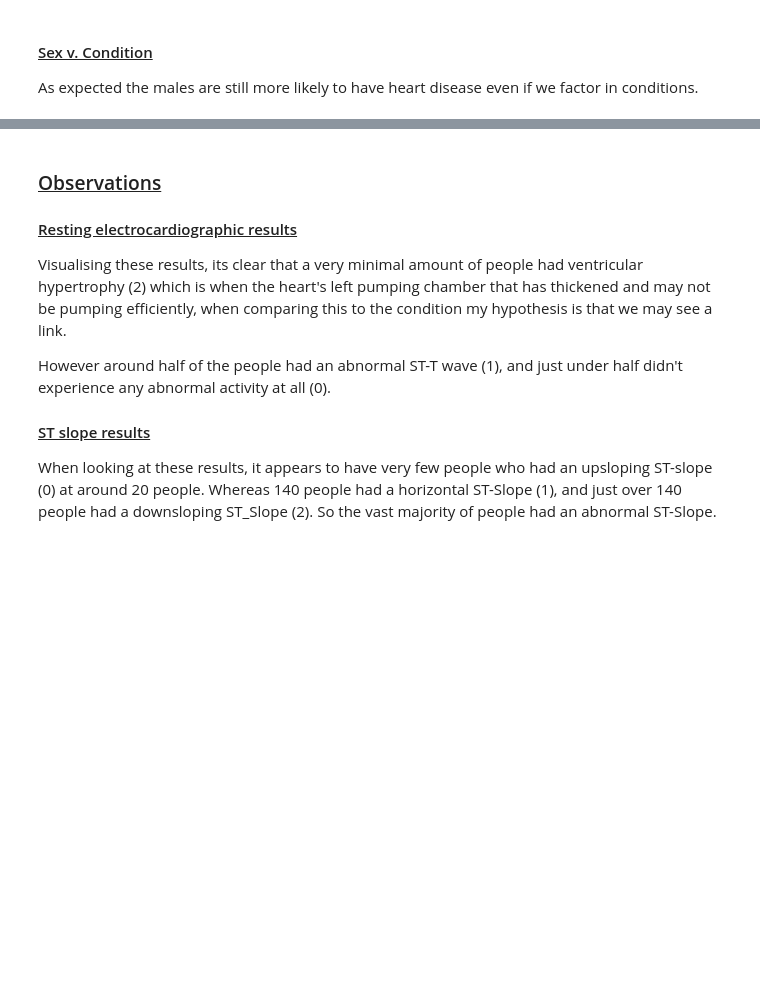
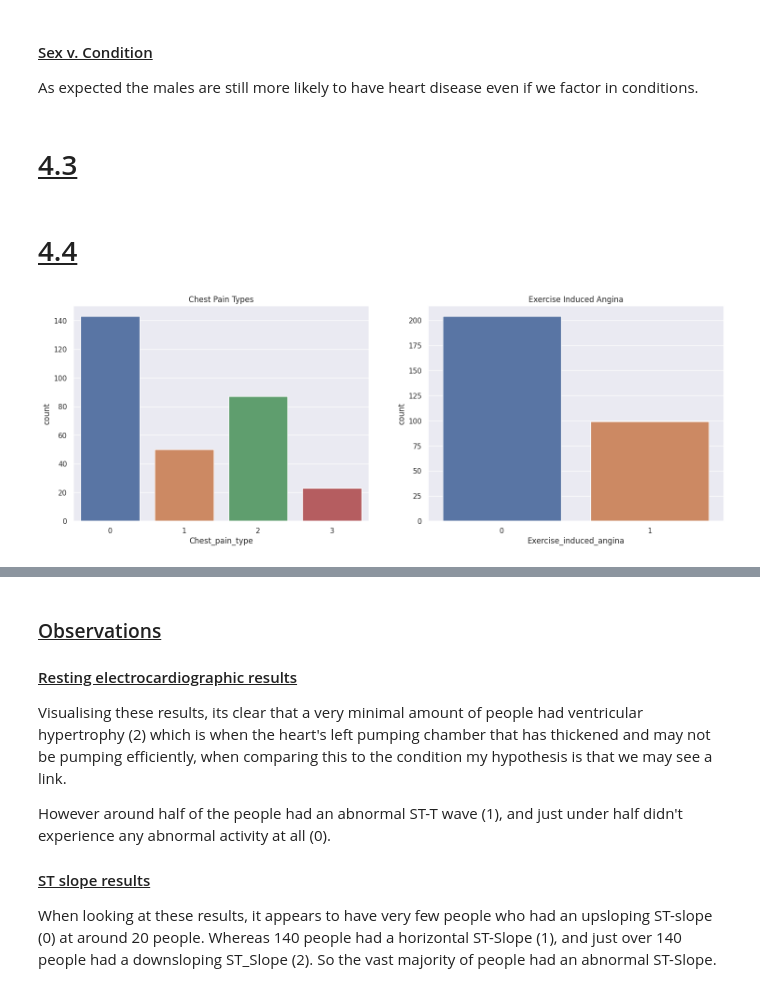
Before and after one commit to OliverWilliams125/Lovelace-heart-prediction-project-group-5, a Jupyter notebook: Data_Science_with_a_Heart.ipynb, the cells around one changed output, grey strips where cells are left out. Drawn from its saved outputs; the diff is of its cells as text; code cells hidden in the pictures; blank space fills up the shorter version.

```diff
--- a/Data_Science_with_a_Heart.ipynb
+++ b/Data_Science_with_a_Heart.ipynb
@@ -212,3 +214,29 @@ Male: 56.36%
 # %% [markdown]
 #### <u>Sex v. Condition</u>
 As expected the males are still more likely to have heart disease even if we factor in conditions.
+# %% [markdown]
+# <u>4.3</u>
+# %% [markdown]
+# <u>4.4</u>
+# %%
+def symptoms_features(data):
+    """
+    Count the number of Chest_pain_type and Exercise_induced_angina values.
+    """
+    plt.figure(figsize=(18, 6))
+
+    # Chest pain types
+    plt.subplot(1, 2, 1)
+    sns.countplot(x='Chest_pain_type', data=data)
+    plt.title('Chest Pain Types')
+
+
+    # Exercise induced angina
+    plt.subplot(1, 2, 2)
+    sns.countplot(x='Exercise_induced_angina', data=data)
+    plt.title('Exercise Induced Angina')
+
+
+symptoms_features(df);
+# %% [output]
+[figure, added]
```
Also changed, not shown: parts of 9 cells of this notebook.
